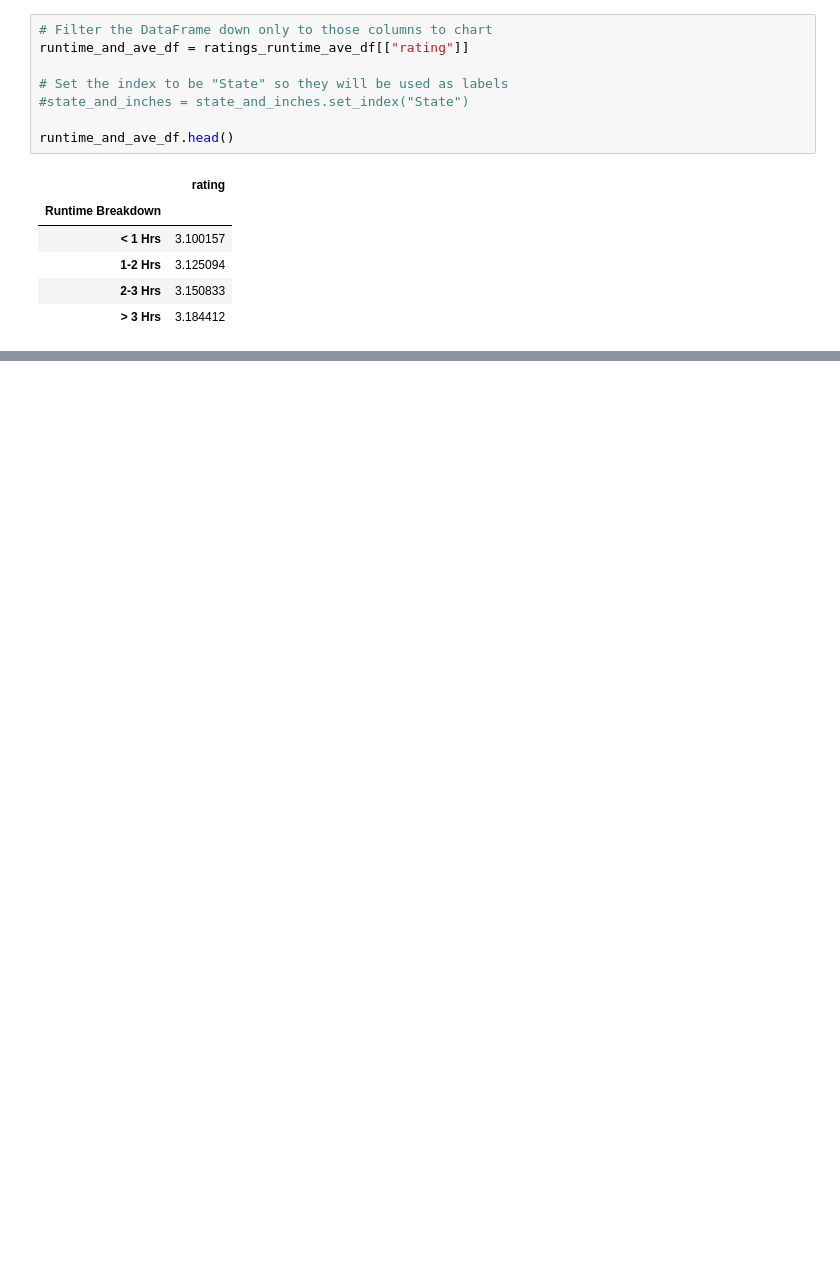
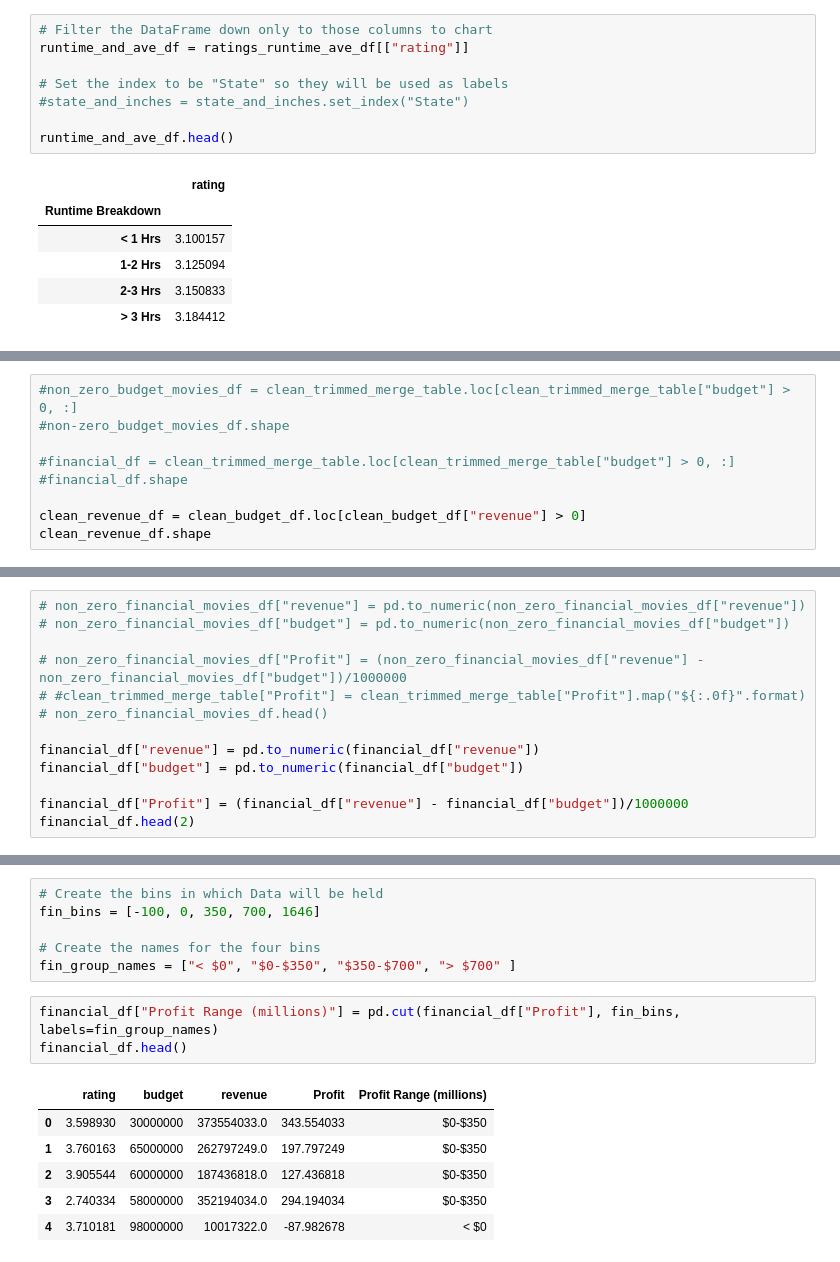
Before and after one commit to Rod-Skoglund/Data-Analytics-Project1, a Jupyter notebook: MovieAnalysis.ipynb, the cells around one changed output, grey strips where cells are left out. Drawn from its saved outputs; the diff is of its cells as text; blank space fills up the shorter version.

```diff
--- a/MovieAnalysis.ipynb
+++ b/MovieAnalysis.ipynb
@@ -364,0 +331,9 @@ plt.show()
+# %%
+#non_zero_budget_movies_df = clean_trimmed_merge_table.loc[clean_trimmed_merge_table["budget"] > 0, :]
+#non-zero_budget_movies_df.shape
+
+#financial_df = clean_trimmed_merge_table.loc[clean_trimmed_merge_table["budget"] > 0, :]
+#financial_df.shape
+
+clean_revenue_df = clean_budget_df.loc[clean_budget_df["revenue"] > 0]
+clean_revenue_df.shape
@@ -364,0 +379,13 @@ plt.show()
+# %%
+# non_zero_financial_movies_df["revenue"] = pd.to_numeric(non_zero_financial_movies_df["revenue"])
+# non_zero_financial_movies_df["budget"] = pd.to_numeric(non_zero_financial_movies_df["budget"])
+
+# non_zero_financial_movies_df["Profit"] = (non_zero_financial_movies_df["revenue"] - non_zero_financial_movies_df["budget"])/1000000
+# #clean_trimmed_merge_table["Profit"] = clean_trimmed_merge_table["Profit"].map("${:.0f}".format)
+# non_zero_financial_movies_df.head()
+
+financial_df["revenue"] = pd.to_numeric(financial_df["revenue"])
+financial_df["budget"] = pd.to_numeric(financial_df["budget"])
+
+financial_df["Profit"] = (financial_df["revenue"] - financial_df["budget"])/1000000
+financial_df.head(2)
@@ -364,0 +407,16 @@ plt.show()
+# %%
+# Create the bins in which Data will be held
+fin_bins = [-100, 0, 350, 700, 1646]
+
+# Create the names for the four bins
+fin_group_names = ["< $0", "$0-$350", "$350-$700", "> $700" ]
+# %%
+financial_df["Profit Range (millions)"] = pd.cut(financial_df["Profit"], fin_bins, labels=fin_group_names)
+financial_df.head()
+# %% [output]
+|  | rating | budget | revenue | Profit | Profit Range (millions) |
+| 0 | 3.598930 | 30000000 | 373554033.0 | 343.554033 | $0-$350 |
+| 1 | 3.760163 | 65000000 | 262797249.0 | 197.797249 | $0-$350 |
+| 2 | 3.905544 | 60000000 | 187436818.0 | 127.436818 | $0-$350 |
+| 3 | 2.740334 | 58000000 | 352194034.0 | 294.194034 | $0-$350 |
+| 4 | 3.710181 | 98000000 | 10017322.0 | -87.982678 | < $0 |
```
Also changed, not shown: parts of 43 cells of this notebook.
